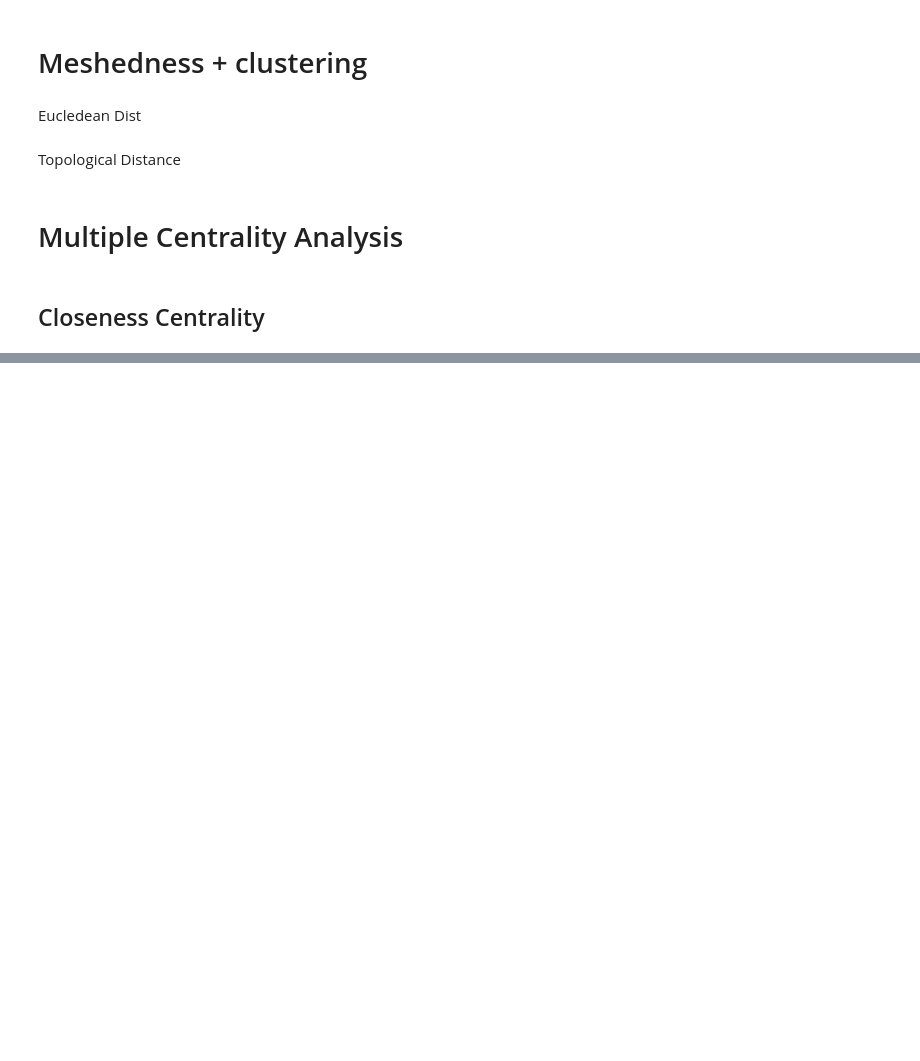
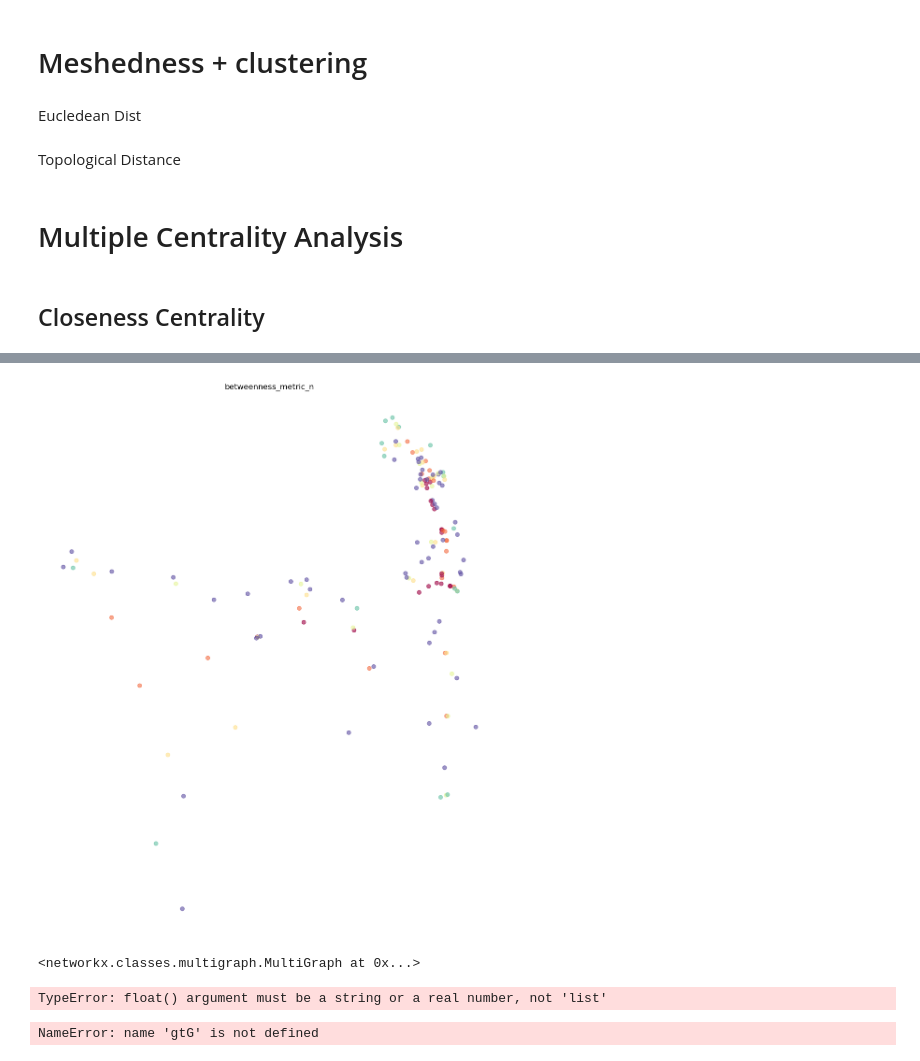
Before and after one commit to virgilxw/Morphology_model_v1, a Jupyter notebook: 5_network.ipynb, the cells around one changed output, grey strips where cells are left out. Saved outputs shown, nothing was run; the diff lists cells and outputs as text; code cells hidden in the pictures; blank space fills up the shorter version.

Commit message:
done until straightness centrality

```diff
--- a/5_network.ipynb
+++ b/5_network.ipynb
@@ -328,0 +367,6 @@ primal = cus_gra.closeness_centrality(primal, radius=400, name='closeness400', d
+# %%
+streets_graph = ox.graph_from_place('callander', network_type='drive')
+streets_graph = ox.projection.project_graph(streets_graph)
+
+edges = ox.graph_to_gdfs(ox.get_undirected(streets_graph), nodes=False, edges=True,
+                                   node_geometry=False, fill_edge_geometry=True)
@@ -328,0 +375,25 @@ primal = cus_gra.closeness_centrality(primal, radius=400, name='closeness400', d
+# %%
+primal = momepy.betweenness_centrality(primal, name='betweenness_metric_n', mode='nodes', weight='mm_len')
+# %%
+nodes = momepy.nx_to_gdf(primal, lines=False)
+f, ax = plt.subplots(figsize=(15, 15))
+nodes.plot(ax=ax, column='betweenness_metric_n', cmap='Spectral_r', scheme='quantiles', k=7, alpha=0.6)
+ax.set_axis_off()
+ax.set_title('betweenness_metric_n')
+plt.show()
+# %% [output]
+[figure, added]
+# %%
+primal
+# %% [output]
+<networkx.classes.multigraph.MultiGraph at 0x...>
+# %%
+gtG = nx2gt(primal)
+# %% [output]
+TypeError: float() argument must be a string or a real number, not 'list'
+# %%
+g = gt.GraphView(gtG)
+mm_len = gtG.edge_properties["mm_len"]
+vp, ep = gt.betweenness(g, weight = mm_len)
+# %% [output]
+NameError: name 'gtG' is not defined
```
Also changed, not shown: parts of 55 cells of this notebook, 3 other files.
